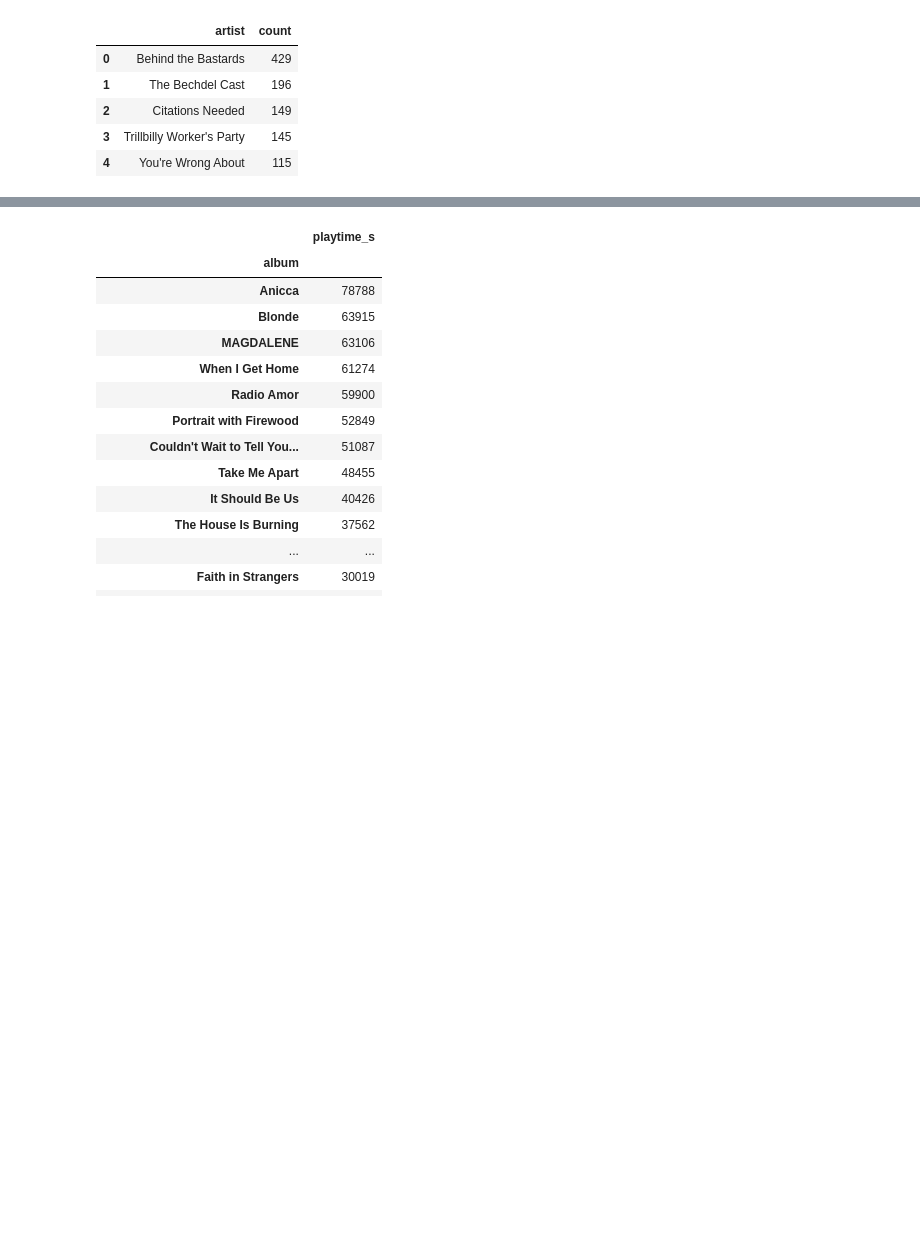
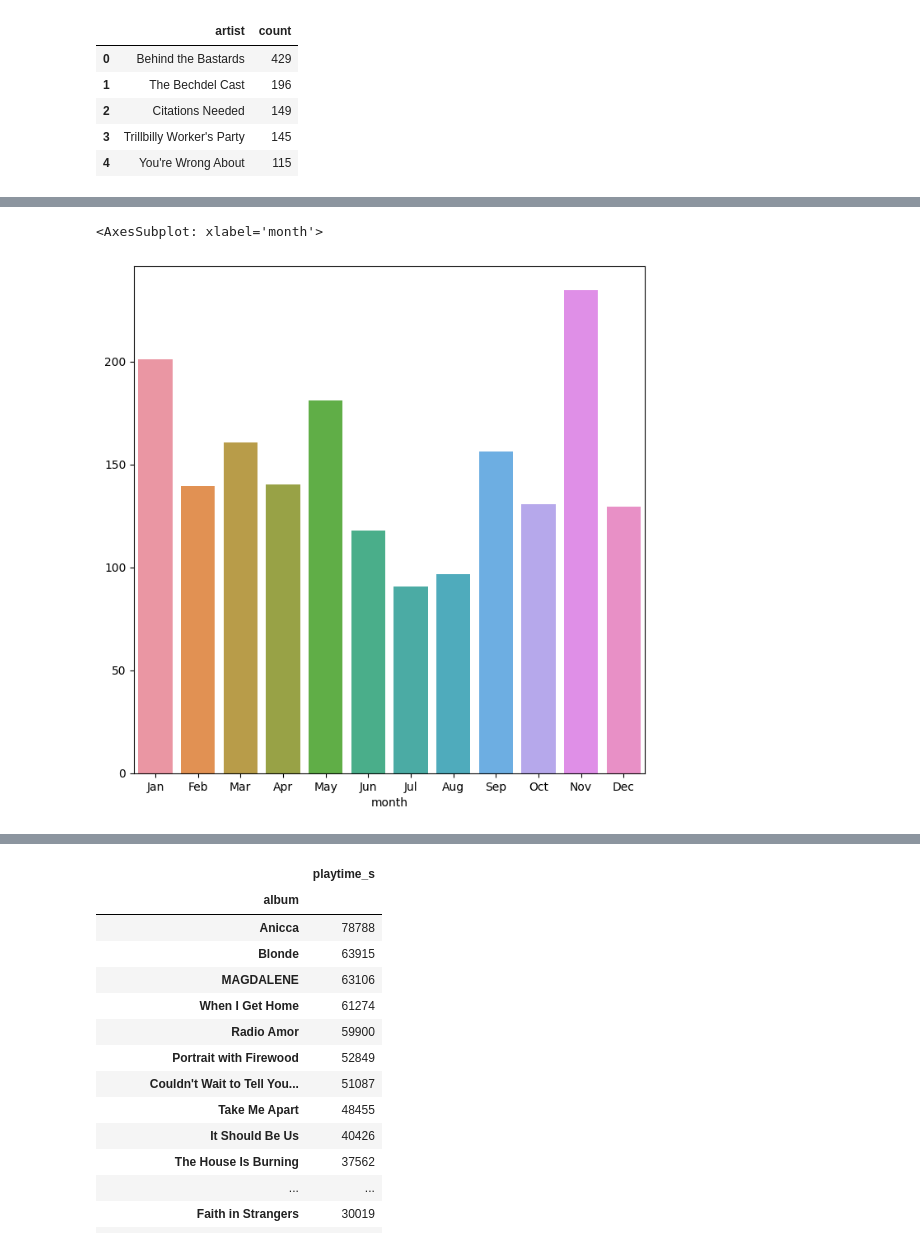
Before and after one commit to mmmuir/CL_DA2, a Jupyter notebook: ios_analysis.ipynb, the cells around one changed output, grey strips where cells are left out. Cells and saved outputs as stored; diff of their text form; code cells hidden in the pictures; blank space fills up the shorter version.

```diff
--- a/ios_analysis.ipynb
+++ b/ios_analysis.ipynb
@@ -162 +137,7 @@ podcasts
+# %%
+# Mean number of hours listened by month. With my dataset, a raw sum per month would be undesirable, as it spans partial years at the beginning and end.
+plothpm(hpm(all_streams, average=True))
+# %% [output]
+<AxesSubplot: xlabel='month'>
+[figure, added]
 # %%
```
Also changed, not shown: parts of 11 cells of this notebook.
